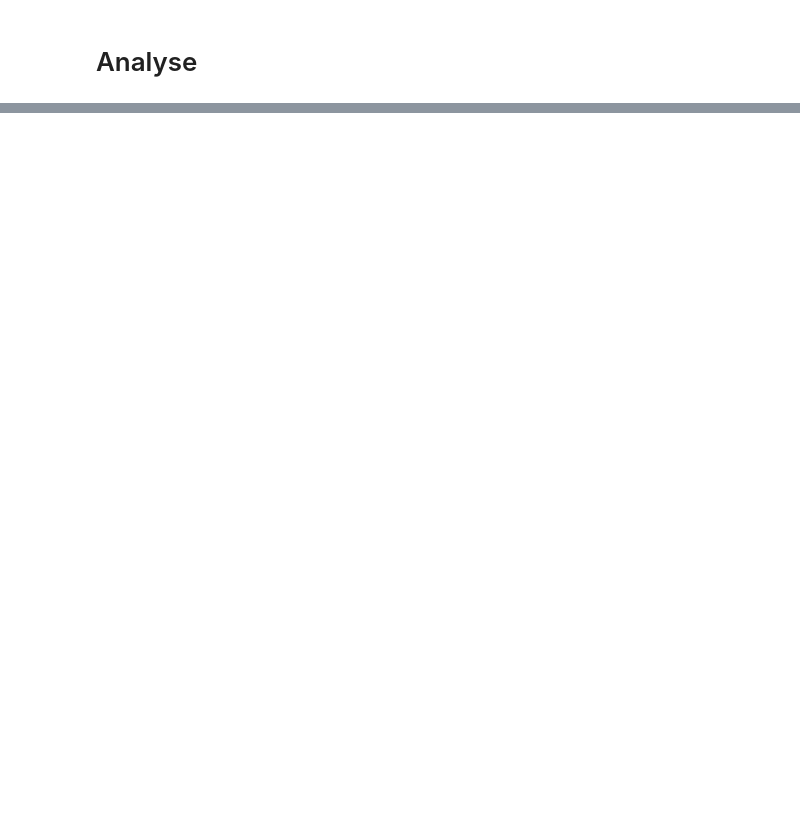
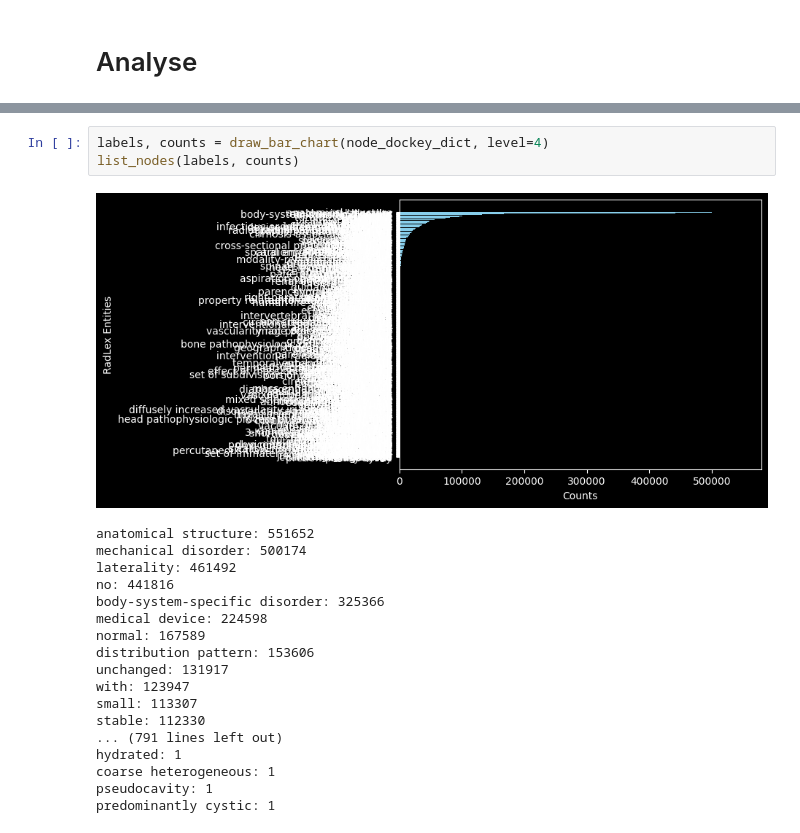
Before and after one commit to yxliao95/arrg_preprocessing, a Jupyter notebook: 5_filter_dataset.ipynb, the cells around one changed output, grey strips where cells are left out. Saved outputs shown, nothing was run; the diff lists cells and outputs as text; blank space fills up the shorter version.

```diff
--- a/5_filter_dataset.ipynb
+++ b/5_filter_dataset.ipynb
@@ -156,0 +253,22 @@ ds[]
+# %%
+labels, counts = draw_bar_chart(node_dockey_dict, level=4)
+list_nodes(labels, counts)
+# %% [output]
+[figure, added]
+anatomical structure: 551652
+mechanical disorder: 500174
+laterality: 461492
+no: 441816
+body-system-specific disorder: 325366
+medical device: 224598
+normal: 167589
+distribution pattern: 153606
+unchanged: 131917
+with: 123947
+small: 113307
+stable: 112330
+... (791 lines left out)
+hydrated: 1
+coarse heterogeneous: 1
+pseudocavity: 1
+predominantly cystic: 1
```
Also changed, not shown: parts of 37 cells of this notebook, 2 other files.
